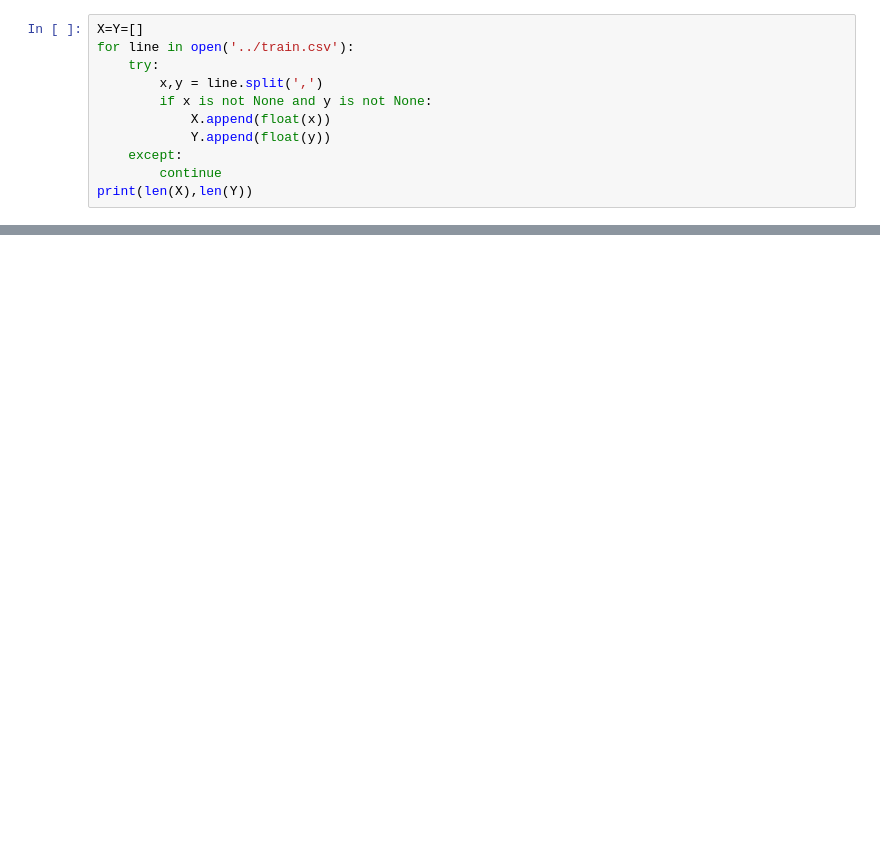
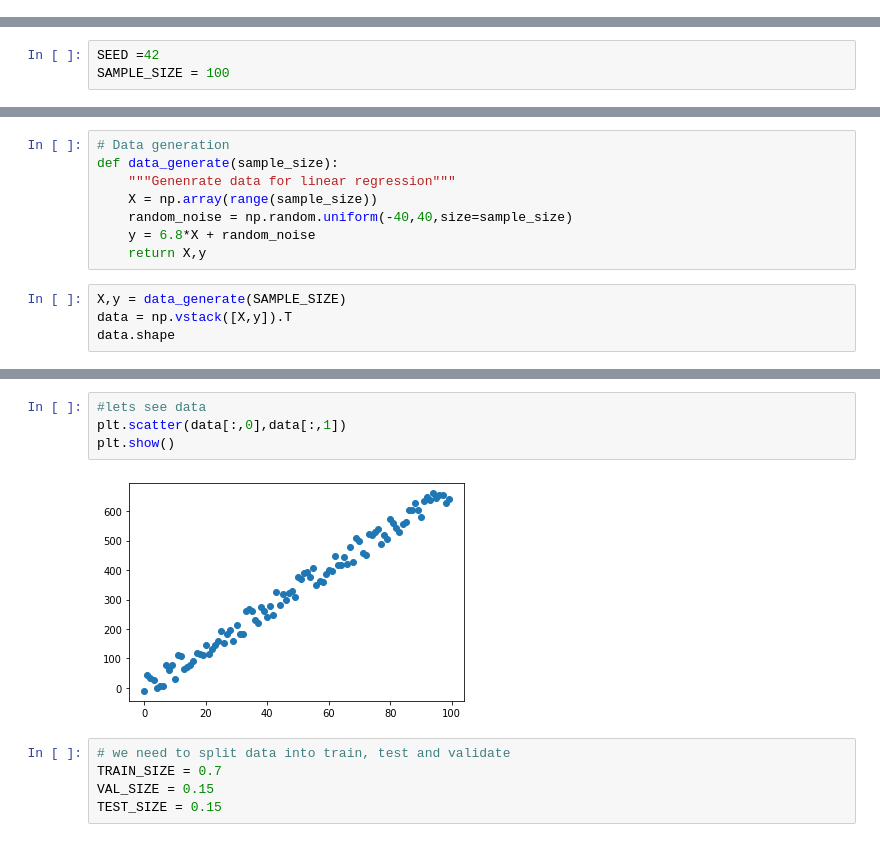
Before and after one commit to NuwanCW/ML_scratch, a Jupyter notebook: Linear_regression/Linear_regression.ipynb, the cells around one changed output, grey strips where cells are left out. Cells and saved outputs as stored; diff of their text form; blank space fills up the shorter version.

Commit message:
Revised code for linear regression

```diff
--- a/Linear_regression/Linear_regression.ipynb
+++ b/Linear_regression/Linear_regression.ipynb
@@ -1,11 +0,0 @@
-# %%
-X=Y=[]
-for line in open('../train.csv'):
-    try:
-        x,y = line.split(',')
-        if x is not None and y is not None:
-            X.append(float(x))
-            Y.append(float(y))
-    except:
-        continue
-print(len(X),len(Y))
@@ -20,0 +5,3 @@ plt.plot()
+# %%
+SEED =42
+SAMPLE_SIZE = 100
@@ -20,0 +10,12 @@ plt.plot()
+# %%
+# Data generation
+def data_generate(sample_size):
+    """Genenrate data for linear regression"""
+    X = np.array(range(sample_size))
+    random_noise = np.random.uniform(-40,40,size=sample_size)
+    y = 6.8*X + random_noise
+    return X,y
+# %%
+X,y = data_generate(SAMPLE_SIZE)
+data = np.vstack([X,y]).T
+data.shape
@@ -20,0 +32,11 @@ plt.plot()
+# %%
+#lets see data
+plt.scatter(data[:,0],data[:,1])
+plt.show()
+# %% [output]
+[figure, added]
+# %%
+# we need to split data into train, test and validate
+TRAIN_SIZE = 0.7
+VAL_SIZE = 0.15
+TEST_SIZE = 0.15
```
Also changed, not shown: parts of 24 cells of this notebook.
